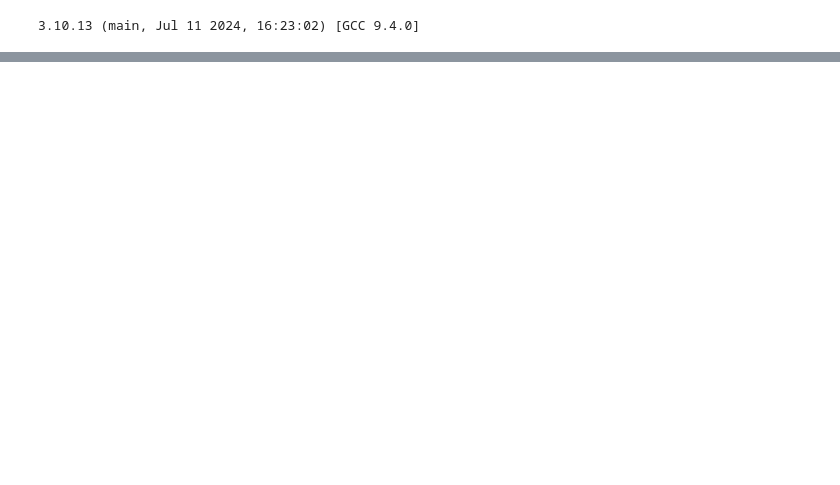
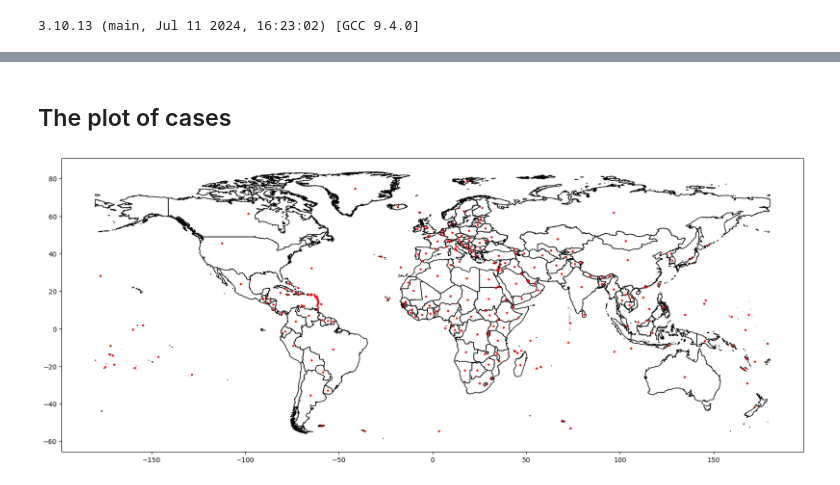
Before and after one commit to Kendrick0629/Tesla-_dealth_data, a Jupyter notebook: data_introduction/Untitled.ipynb, the cells around one changed output, grey strips where cells are left out. Cells and saved outputs as stored; diff of their text form; code cells hidden in the pictures; blank space fills up the shorter version.

```diff
--- a/data_introduction/Untitled.ipynb
+++ b/data_introduction/Untitled.ipynb
@@ -302,0 +311,8 @@ ModuleNotFoundError: No module named 'fiona'
+# %% [markdown]
+## The plot of cases
+# %%
+base = burbs.plot(color='white', edgecolor='black')  # 绘制地图基础层
+burbs.centroid.plot(ax=base, marker='o', color='red', markersize=5)  # 在地图上标记点
+plt.show()
+# %% [output]
+[figure, added]
```
Also changed, not shown: parts of 39 cells of this notebook, 7 other files.
